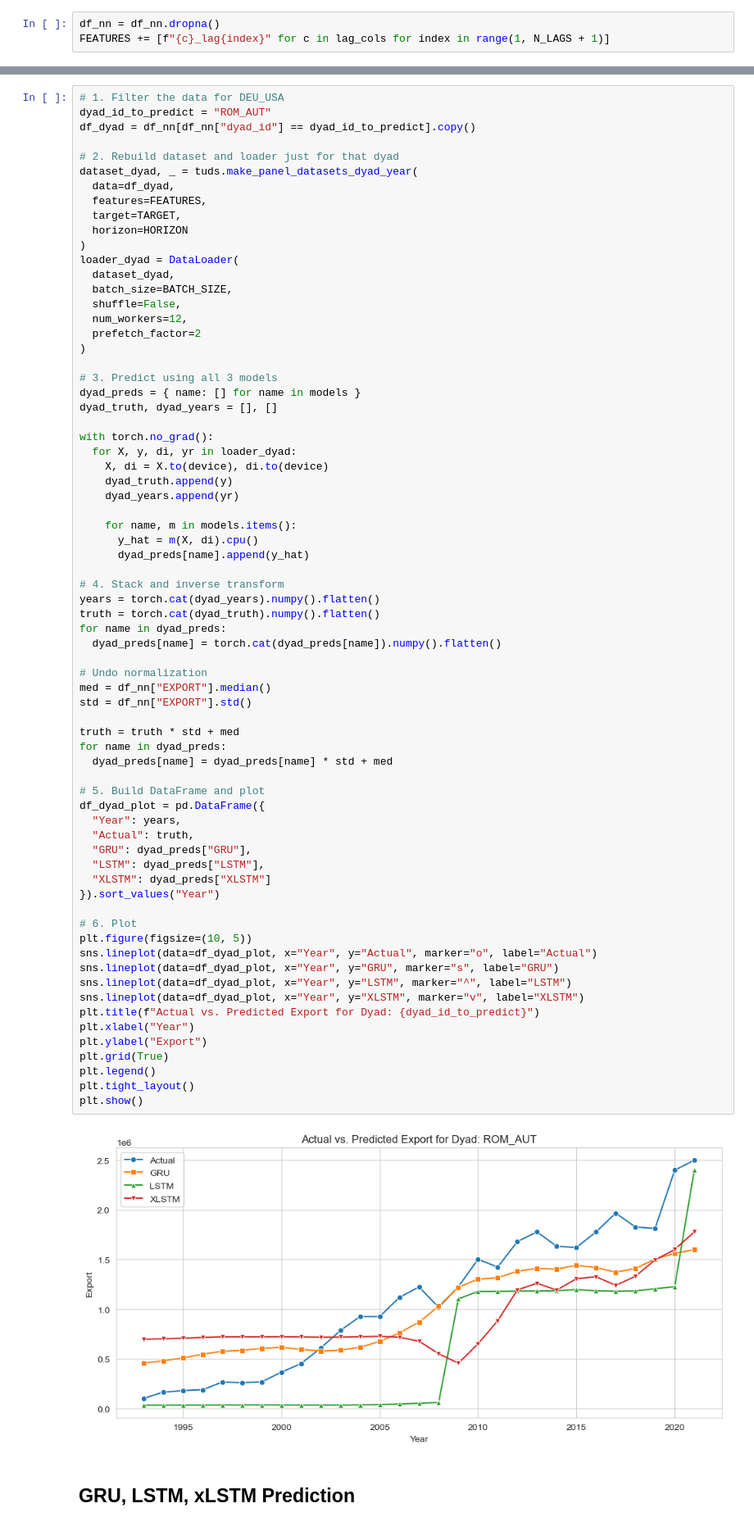
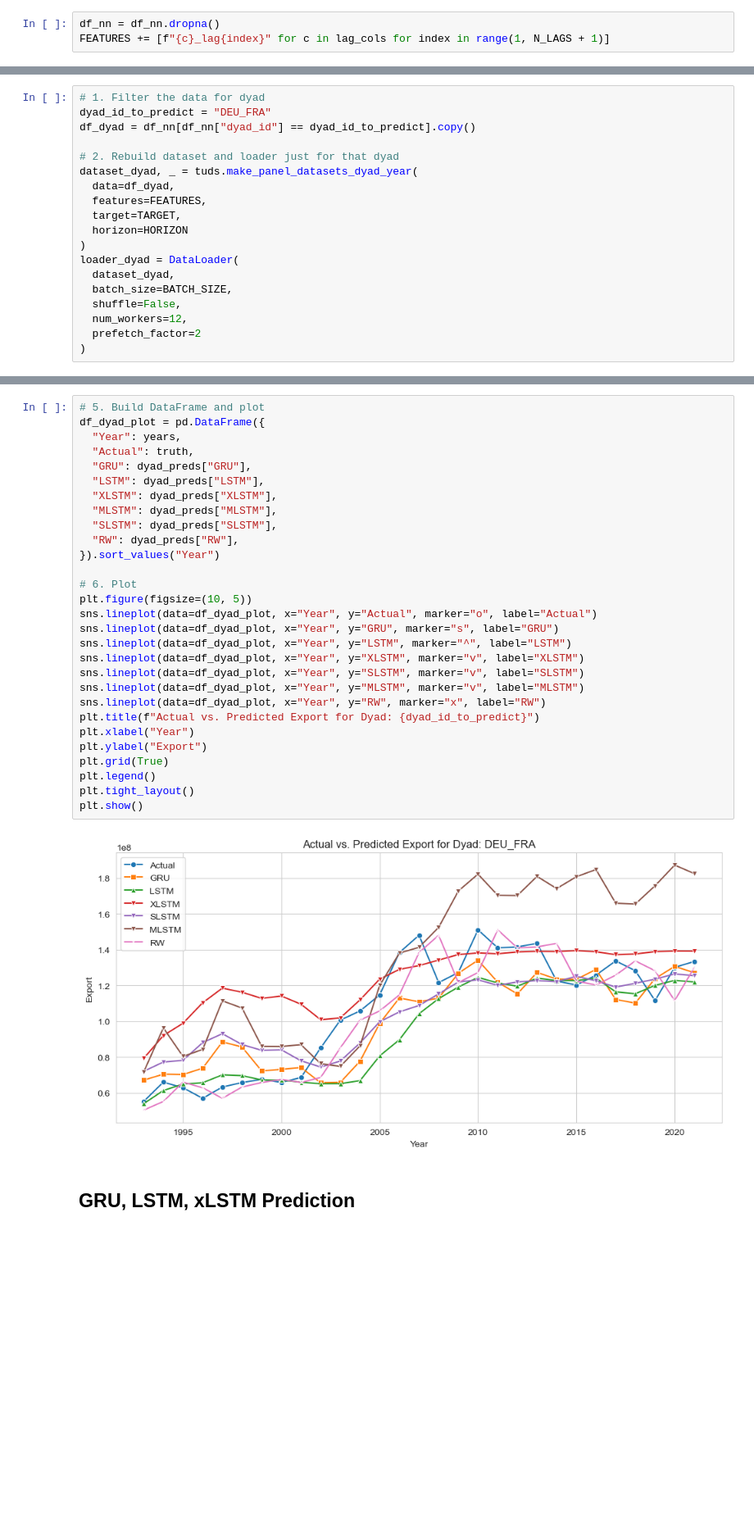
Before and after one commit to Freyness-gd/trade_under_pressure_thesis, a Jupyter notebook: src/prediction/prediction_comparison.ipynb, the cells around one changed output, grey strips where cells are left out. Shown: that part at 82% size. Saved outputs shown, nothing was run; the diff lists cells and outputs as text; blank space fills up the shorter version.

```diff
--- a/src/prediction/prediction_comparison.ipynb
+++ b/src/prediction/prediction_comparison.ipynb
@@ -167,0 +206,19 @@ plt.show()
+# %%
+# 1. Filter the data for dyad
+dyad_id_to_predict = "DEU_FRA"
+df_dyad = df_nn[df_nn["dyad_id"] == dyad_id_to_predict].copy()
+
+# 2. Rebuild dataset and loader just for that dyad
+dataset_dyad, _ = tuds.make_panel_datasets_dyad_year(
+  data=df_dyad,
+  features=FEATURES,
+  target=TARGET,
+  horizon=HORIZON
+)
+loader_dyad = DataLoader(
+  dataset_dyad,
+  batch_size=BATCH_SIZE,
+  shuffle=False,
+  num_workers=12,
+  prefetch_factor=2
+)
@@ -168,75 +280,34 @@ plt.show()
 # %%
-# 1. Filter the data for DEU_USA
-dyad_id_to_predict = "ROM_AUT"
-df_dyad = df_nn[df_nn["dyad_id"] == dyad_id_to_predict].copy()
-
-# 2. Rebuild dataset and loader just for that dyad
-dataset_dyad, _ = tuds.make_panel_datasets_dyad_year(
-  data=df_dyad,
-  features=FEATURES,
-  target=TARGET,
-  horizon=HORIZON
-)
-loader_dyad = DataLoader(
-  dataset_dyad,
-  batch_size=BATCH_SIZE,
-  shuffle=False,
-  num_workers=12,
-  prefetch_factor=2
-)
-
-# 3. Predict using all 3 models
-dyad_preds = { name: [] for name in models }
-dyad_truth, dyad_years = [], []
-
-with torch.no_grad():
-  for X, y, di, yr in loader_dyad:
-    X, di = X.to(device), di.to(device)
-    dyad_truth.append(y)
-    dyad_years.append(yr)
-
-    for name, m in models.items():
-      y_hat = m(X, di).cpu()
-      dyad_preds[name].append(y_hat)
-
-# 4. Stack and inverse transform
-years = torch.cat(dyad_years).numpy().flatten()
-truth = torch.cat(dyad_truth).numpy().flatten()
-for name in dyad_preds:
-  dyad_preds[name] = torch.cat(dyad_preds[name]).numpy().flatten()
-
-# Undo normalization
-med = df_nn["EXPORT"].median()
-std = df_nn["EXPORT"].std()
-
-truth = truth * std + med
-for name in dyad_preds:
-  dyad_preds[name] = dyad_preds[name] * std + med
-
 # 5. Build DataFrame and plot
 df_dyad_plot = pd.DataFrame({
   "Year": years,
   "Actual": truth,
   "GRU": dyad_preds["GRU"],
   "LSTM": dyad_preds["LSTM"],
-  "XLSTM": dyad_preds["XLSTM"]
+  "XLSTM": dyad_preds["XLSTM"],
+  "MLSTM": dyad_preds["MLSTM"],
+  "SLSTM": dyad_preds["SLSTM"],
+  "RW": dyad_preds["RW"],
 }).sort_values("Year")
 
 # 6. Plot
 plt.figure(figsize=(10, 5))
 sns.lineplot(data=df_dyad_plot, x="Year", y="Actual", marker="o", label="Actual")
 sns.lineplot(data=df_dyad_plot, x="Year", y="GRU", marker="s", label="GRU")
 sns.lineplot(data=df_dyad_plot, x="Year", y="LSTM", marker="^", label="LSTM")
 sns.lineplot(data=df_dyad_plot, x="Year", y="XLSTM", marker="v", label="XLSTM")
+sns.lineplot(data=df_dyad_plot, x="Year", y="SLSTM", marker="v", label="SLSTM")
+sns.lineplot(data=df_dyad_plot, x="Year", y="MLSTM", marker="v", label="MLSTM")
+sns.lineplot(data=df_dyad_plot, x="Year", y="RW", marker="x", label="RW")
 plt.title(f"Actual vs. Predicted Export for Dyad: {dyad_id_to_predict}")
 plt.xlabel("Year")
 plt.ylabel("Export")
 plt.grid(True)
 plt.legend()
 plt.tight_layout()
 plt.show()
 # %% [output]
-[figure, old version]
+[figure, new version]
 # %% [markdown]
 ## GRU, LSTM, xLSTM Prediction
 # %%
```
Also changed, not shown: parts of 12 cells of this notebook, 3 other files.
